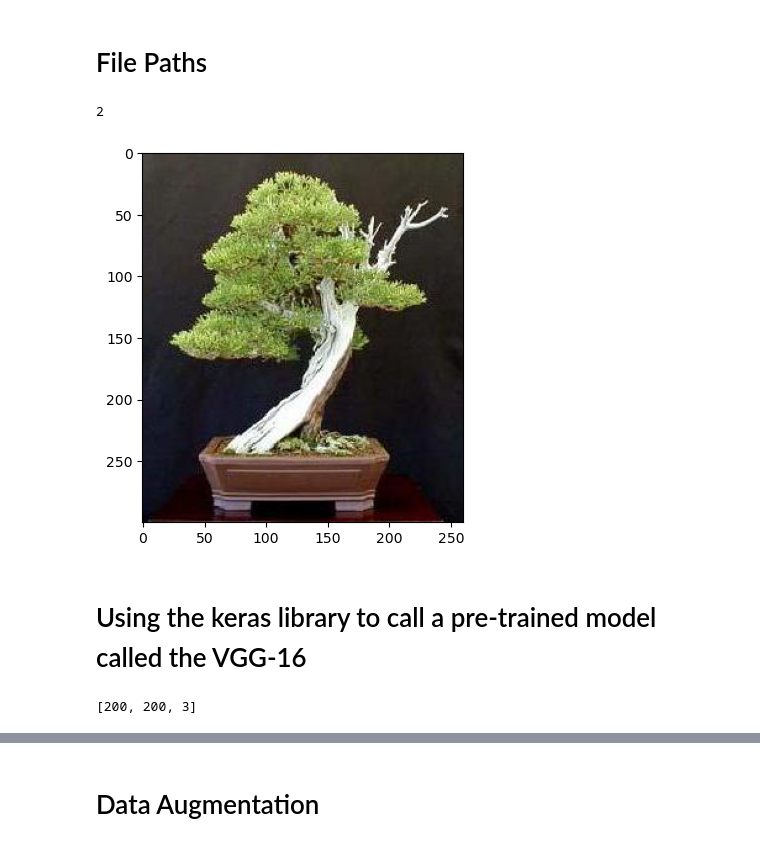
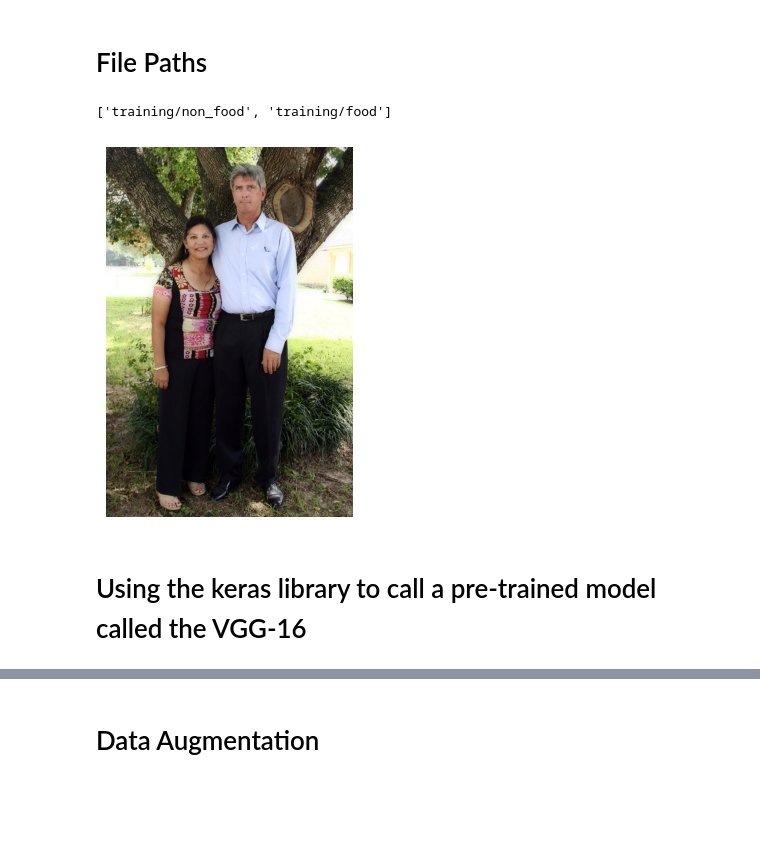
Before and after one commit to anishka07/transfer_learning, a Jupyter notebook: vgg16.ipynb, the cells around one changed output, grey strips where cells are left out. Drawn from its saved outputs; the diff is of its cells as text; code cells hidden in the pictures; blank space fills up the shorter version.

```diff
--- a/vgg16.ipynb
+++ b/vgg16.ipynb
@@ -12,16 +13,16 @@ evlauation_path = glob('evaluation/*/*.jpg')
 # %%
 folders = glob('training/*')
-K = len(folders)
-int(K)
+folders
 # %% [output]
-2
+['training/non_food', 'training/food']
 # %%
 ## Import a random image for testing
 
 plt.imshow(tf.keras.preprocessing.image.load_img(np.random.choice(train_path)))
+plt.axis('Off')
 plt.show;
 # %% [output]
-[figure, old version]
+[figure, new version]
 # %% [markdown]
 # Using the keras library to call a pre-trained model called the VGG-16
 # %%
@@ -30,11 +31,7 @@ ptm = tf.keras.applications.vgg16.VGG16(
     input_shape=IMAGE_SHAPE + [3],
     weights='imagenet',
     include_top=False,
-
 )
-IMAGE_SHAPE + [3]
-# %% [output]
-[200, 200, 3]
 # %%
 ## we dont want to re-train the pre-trained vgg16 model so we use the following code
 
```
Also changed, not shown: parts of 15 cells of this notebook.
